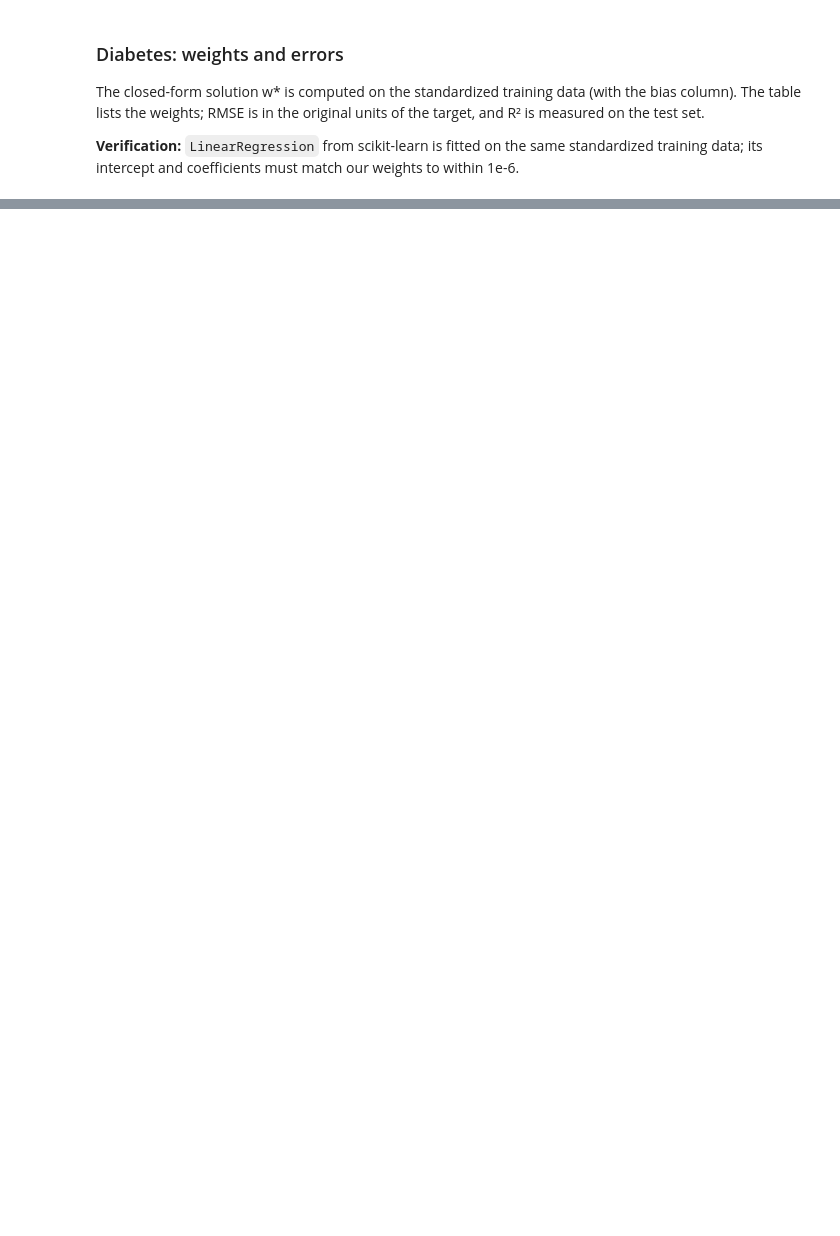
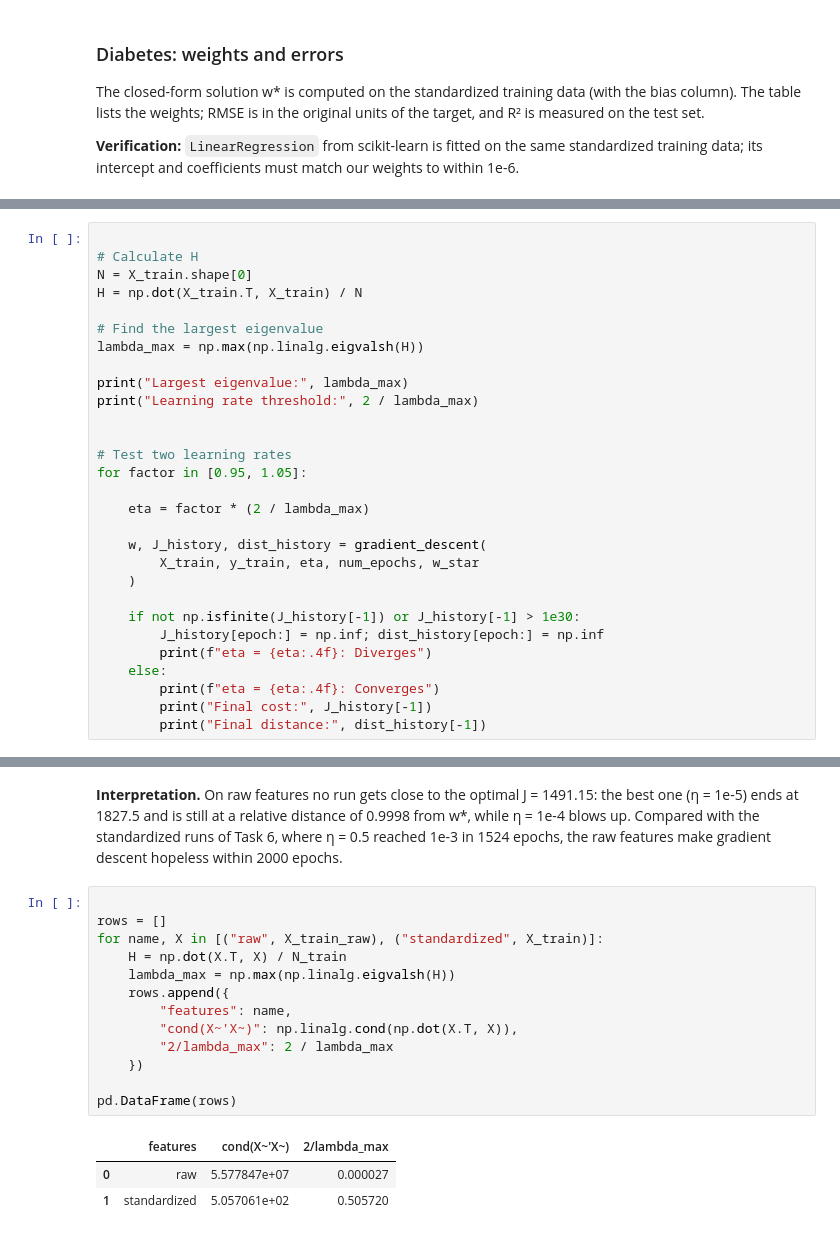
Before and after one commit to salmaselim77/intro-to-ml-assignment, a Jupyter notebook: assignment2.ipynb, the cells around one changed output, grey strips where cells are left out. Cells and saved outputs as stored; diff of their text form; blank space fills up the shorter version.

```diff
--- a/assignment2.ipynb
+++ b/assignment2.ipynb
@@ -570,0 +520,29 @@ pd.DataFrame(rows)
+# %%
+
+# Calculate H
+N = X_train.shape[0]
+H = np.dot(X_train.T, X_train) / N
+
+# Find the largest eigenvalue
+lambda_max = np.max(np.linalg.eigvalsh(H))
+
+print("Largest eigenvalue:", lambda_max)
+print("Learning rate threshold:", 2 / lambda_max)
+
+
+# Test two learning rates
+for factor in [0.95, 1.05]:
+
+    eta = factor * (2 / lambda_max)
+
+    w, J_history, dist_history = gradient_descent(
+        X_train, y_train, eta, num_epochs, w_star
+    )
+
+    if not np.isfinite(J_history[-1]) or J_history[-1] > 1e30:
+        J_history[epoch:] = np.inf; dist_history[epoch:] = np.inf
+        print(f"eta = {eta:.4f}: Diverges")
+    else:
+        print(f"eta = {eta:.4f}: Converges")
+        print("Final cost:", J_history[-1])
+        print("Final distance:", dist_history[-1])
@@ -570,0 +614,19 @@ pd.DataFrame(rows)
+# %% [markdown]
+**Interpretation.** On raw features no run gets close to the optimal J = 1491.15: the best one (η = 1e-5) ends at 1827.5 and is still at a relative distance of 0.9998 from w*, while η = 1e-4 blows up. Compared with the standardized runs of Task 6, where η = 0.5 reached 1e-3 in 1524 epochs, the raw features make gradient descent hopeless within 2000 epochs.
+# %%
+
+rows = []
+for name, X in [("raw", X_train_raw), ("standardized", X_train)]:
+    H = np.dot(X.T, X) / N_train
+    lambda_max = np.max(np.linalg.eigvalsh(H))
+    rows.append({
+        "features": name,
+        "cond(X~'X~)": np.linalg.cond(np.dot(X.T, X)),
+        "2/lambda_max": 2 / lambda_max
+    })
+
+pd.DataFrame(rows)
+# %% [output]
+|  | features | cond(X~'X~) | 2/lambda_max |
+| 0 | raw | 5.577847e+07 | 0.000027 |
+| 1 | standardized | 5.057061e+02 | 0.505720 |
```
Also changed, not shown: parts of 26 cells of this notebook.
